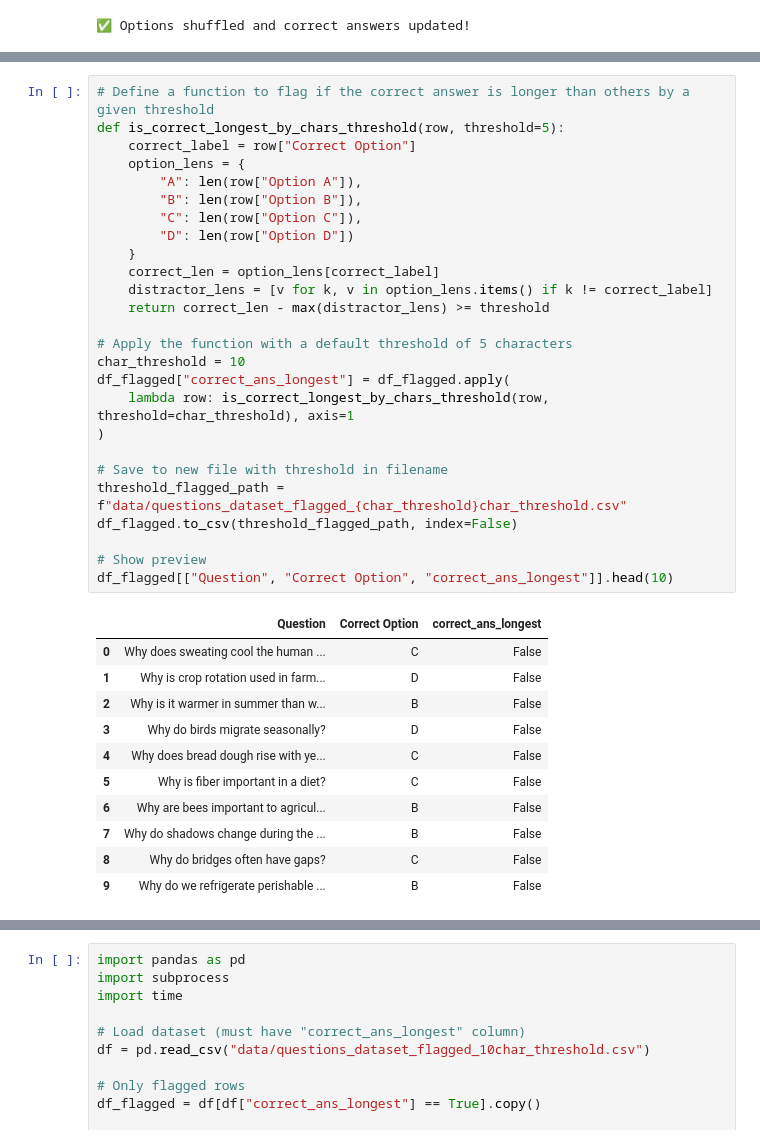
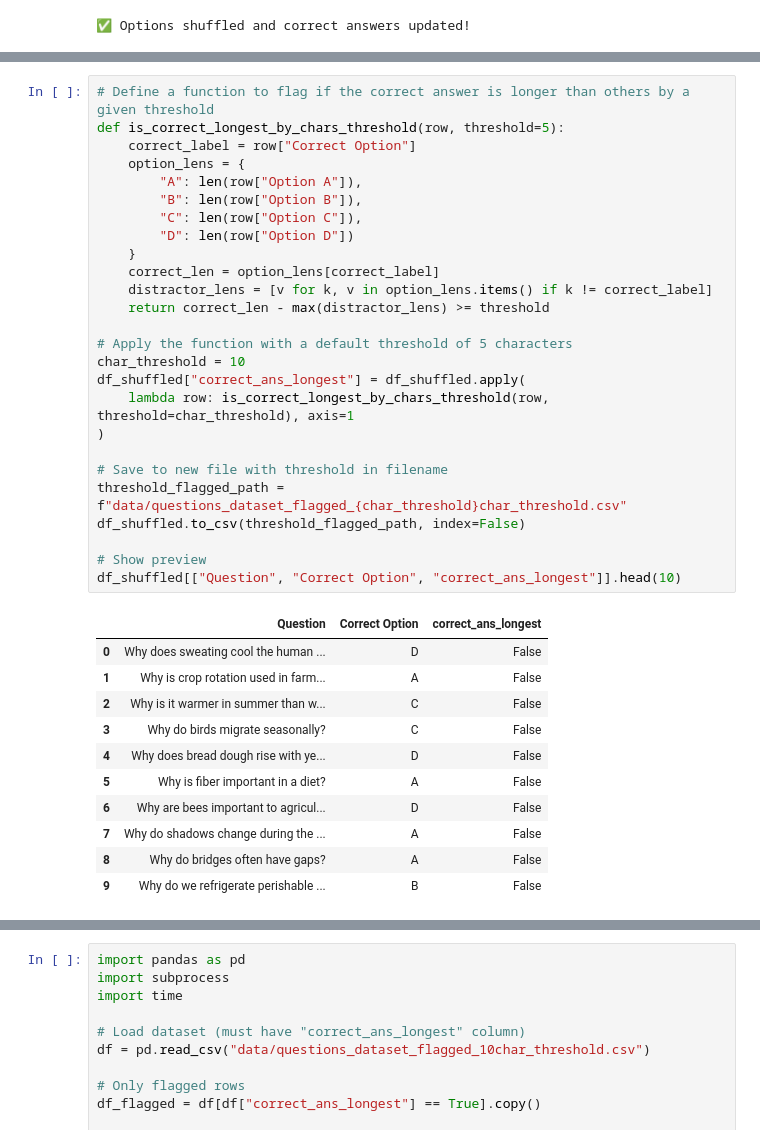
Before and after one commit to Sriva29/assessment-generator, a Jupyter notebook: fine-tuning_assessment_gen.ipynb, the cells around one changed output, grey strips where cells are left out. Saved outputs shown, nothing was run; the diff lists cells and outputs as text.

```diff
--- a/fine-tuning_assessment_gen.ipynb
+++ b/fine-tuning_assessment_gen.ipynb
@@ -140,40 +140,40 @@ df_shuffled.head()
 # %%
 # Define a function to flag if the correct answer is longer than others by a given threshold
 def is_correct_longest_by_chars_threshold(row, threshold=5):
     correct_label = row["Correct Option"]
     option_lens = {
         "A": len(row["Option A"]),
         "B": len(row["Option B"]),
         "C": len(row["Option C"]),
         "D": len(row["Option D"])
     }
     correct_len = option_lens[correct_label]
     distractor_lens = [v for k, v in option_lens.items() if k != correct_label]
     return correct_len - max(distractor_lens) >= threshold
 
 # Apply the function with a default threshold of 5 characters
 char_threshold = 10
-df_flagged["correct_ans_longest"] = df_flagged.apply(
+df_shuffled["correct_ans_longest"] = df_shuffled.apply(
     lambda row: is_correct_longest_by_chars_threshold(row, threshold=char_threshold), axis=1
 )
 
 # Save to new file with threshold in filename
 threshold_flagged_path = f"data/questions_dataset_flagged_{char_threshold}char_threshold.csv"
-df_flagged.to_csv(threshold_flagged_path, index=False)
+df_shuffled.to_csv(threshold_flagged_path, index=False)
 
 # Show preview
-df_flagged[["Question", "Correct Option", "correct_ans_longest"]].head(10)
+df_shuffled[["Question", "Correct Option", "correct_ans_longest"]].head(10)
 # %% [output]
 |  | Question | Correct Option | correct_ans_longest |
-| 0 | Why does sweating cool the human ... | C | False |
-| 1 | Why is crop rotation used in farm... | D | False |
-| 2 | Why is it warmer in summer than w... | B | False |
-| 3 | Why do birds migrate seasonally? | D | False |
-| 4 | Why does bread dough rise with ye... | C | False |
-| 5 | Why is fiber important in a diet? | C | False |
-| 6 | Why are bees important to agricul... | B | False |
-| 7 | Why do shadows change during the ... | B | False |
-| 8 | Why do bridges often have gaps? | C | False |
+| 0 | Why does sweating cool the human ... | D | False |
+| 1 | Why is crop rotation used in farm... | A | False |
+| 2 | Why is it warmer in summer than w... | C | False |
+| 3 | Why do birds migrate seasonally? | C | False |
+| 4 | Why does bread dough rise with ye... | D | False |
+| 5 | Why is fiber important in a diet? | A | False |
+| 6 | Why are bees important to agricul... | D | False |
+| 7 | Why do shadows change during the ... | A | False |
+| 8 | Why do bridges often have gaps? | A | False |
 | 9 | Why do we refrigerate perishable ... | B | False |
 # %%
 import subprocess
```
Also changed, not shown: parts of 9 cells of this notebook, 33 other files.
